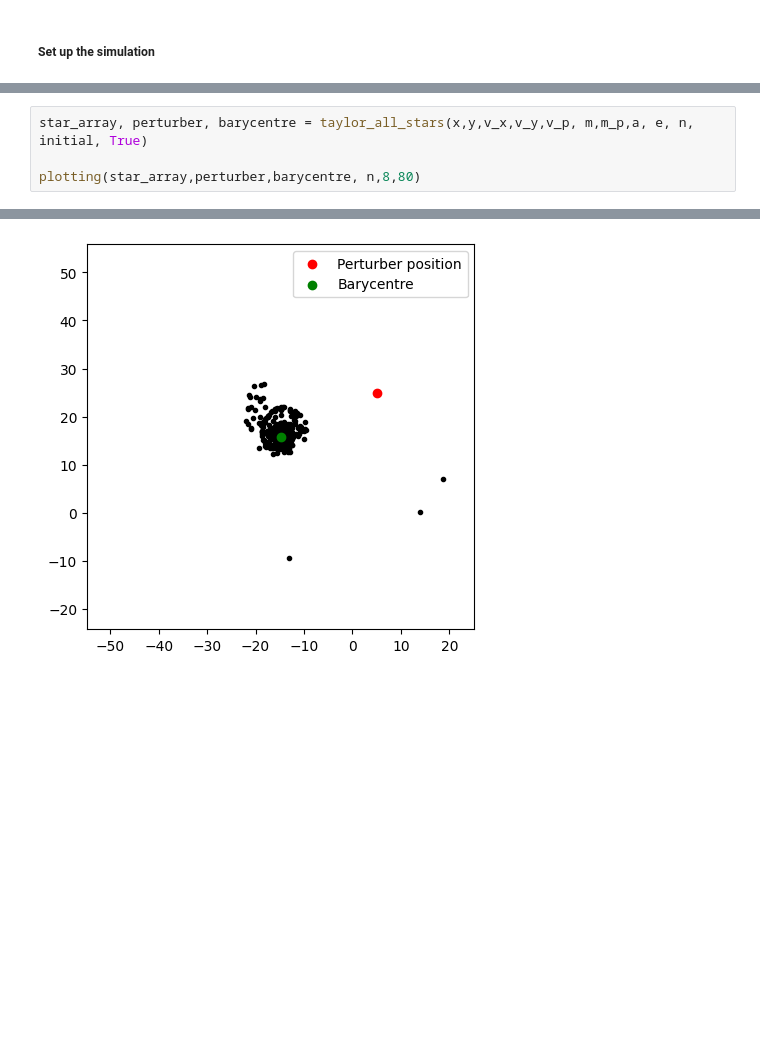
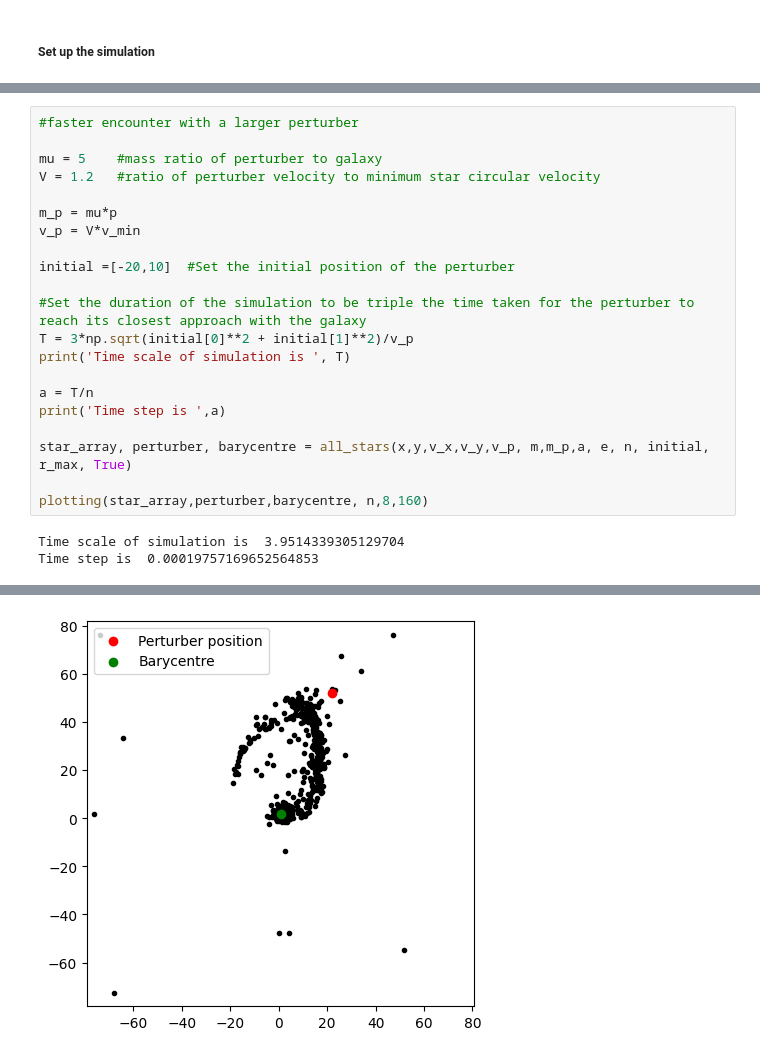
Before and after one commit to Emma-keaveney/Three-Body_Problem, a Jupyter notebook: simple_perturber.ipynb, the cells around one changed output, grey strips where cells are left out. Saved outputs shown, nothing was run; the diff lists cells and outputs as text; blank space fills up the shorter version.

Commit message:
Galaxy collision with a point-mass perturber

```diff
--- a/simple_perturber.ipynb
+++ b/simple_perturber.ipynb
@@ -310,5 +328,24 @@ Time step is  5.7320023808074124e-05
 # %%
-star_array, perturber, barycentre = taylor_all_stars(x,y,v_x,v_y,v_p, m,m_p,a, e, n, initial, True)
+#faster encounter with a larger perturber
 
-plotting(star_array,perturber,barycentre, n,8,80)
+mu = 5    #mass ratio of perturber to galaxy
+V = 1.2   #ratio of perturber velocity to minimum star circular velocity
+
+m_p = mu*p
+v_p = V*v_min
+
+initial =[-20,10]  #Set the initial position of the perturber
+
+#Set the duration of the simulation to be triple the time taken for the perturber to reach its closest approach with the galaxy
+T = 3*np.sqrt(initial[0]**2 + initial[1]**2)/v_p
+print('Time scale of simulation is ', T)
+
+a = T/n
+print('Time step is ',a)
+
+star_array, perturber, barycentre = all_stars(x,y,v_x,v_y,v_p, m,m_p,a, e, n, initial, r_max, True)
+
+plotting(star_array,perturber,barycentre, n,8,160)
 # %% [output]
+Time scale of simulation is  3.9514339305129704
+Time step is  0.00019757169652564853
@@ -320 +357 @@ plotting(star_array,perturber,barycentre, n,8,80)
-[figure, old version]
+[figure, new version]
```
Also changed, not shown: parts of 6 cells of this notebook.
